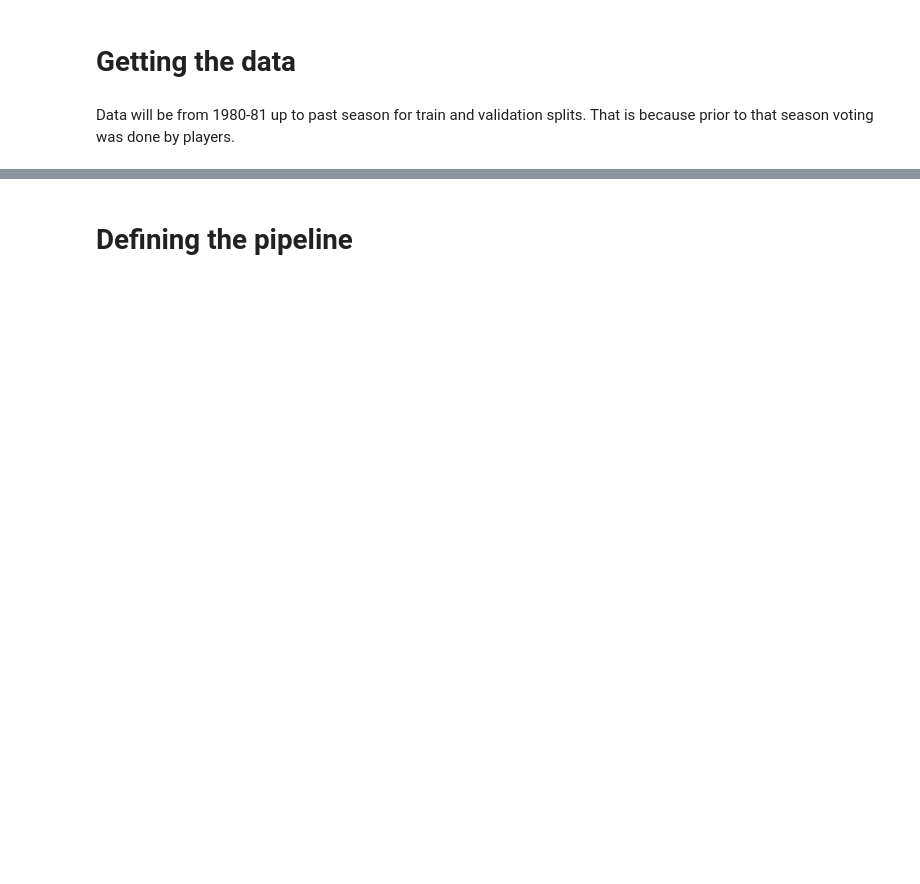
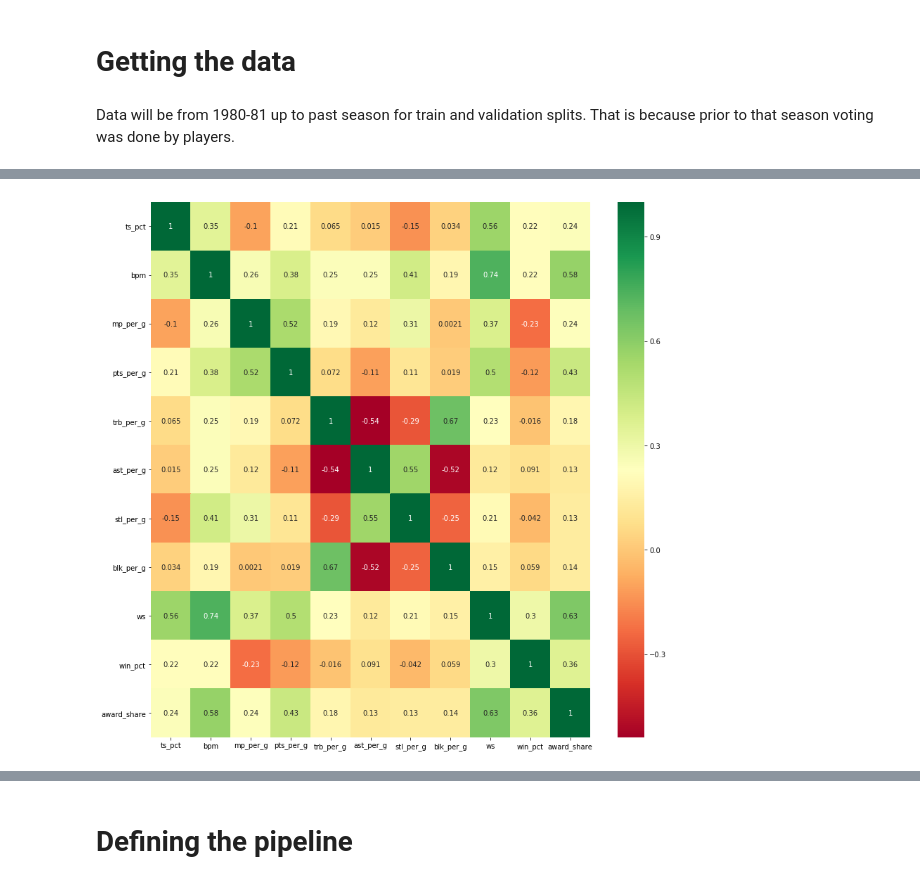
Before and after one commit to danchyy/Basketball_Analytics, a Jupyter notebook: Scripts/2018_19_season/mvp_predictions/Predicting MVP.ipynb, the cells around one changed output, grey strips where cells are left out. Cells and saved outputs as stored; diff of their text form; code cells hidden in the pictures; blank space fills up the shorter version.

```diff
--- a/Scripts/2018_19_season/mvp_predictions/Predicting MVP.ipynb
+++ b/Scripts/2018_19_season/mvp_predictions/Predicting MVP.ipynb
@@ -116,0 +257,13 @@ data_frame = pd.read_csv("../../../Data/mvp_data/mvp_votings.csv")
+# %%
+features = ['ts_pct', 'bpm', 'mp_per_g', 'pts_per_g', 'trb_per_g', 'ast_per_g',
+            'stl_per_g', 'blk_per_g', 'ws', 'win_pct']
+# %%
+data = data_frame[features + ["award_share"]]
+fig = plt.figure(figsize=(14, 14))
+
+fig.set_facecolor('white')
+
+sns.heatmap(data.corr(), annot=True, cmap="RdYlGn")
+_ = plt.yticks(rotation='horizontal')
+# %% [output]
+[figure, added]
```
Also changed, not shown: parts of 156 cells of this notebook, 6 other files.
